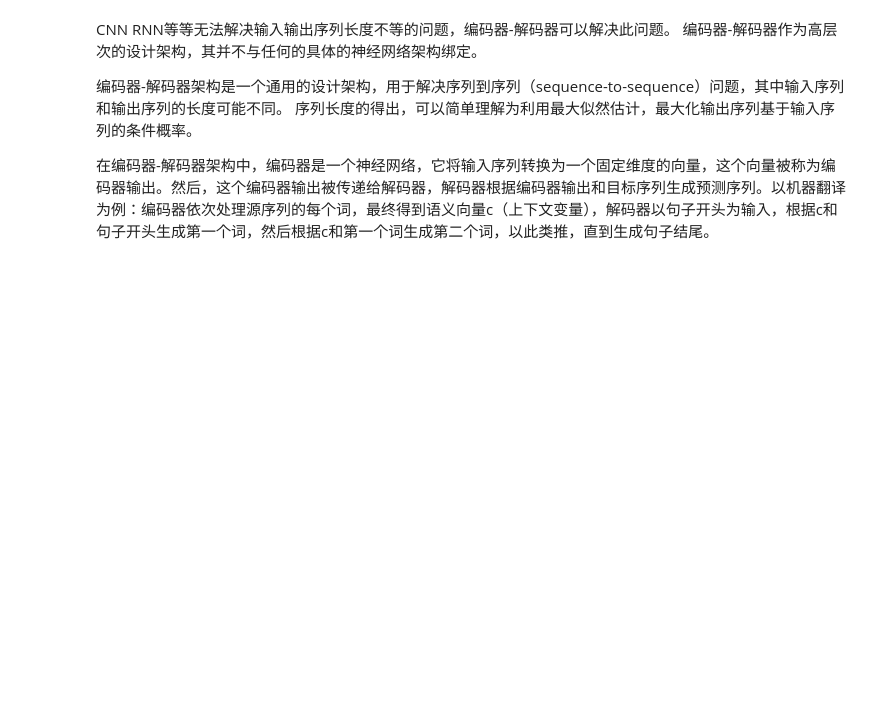
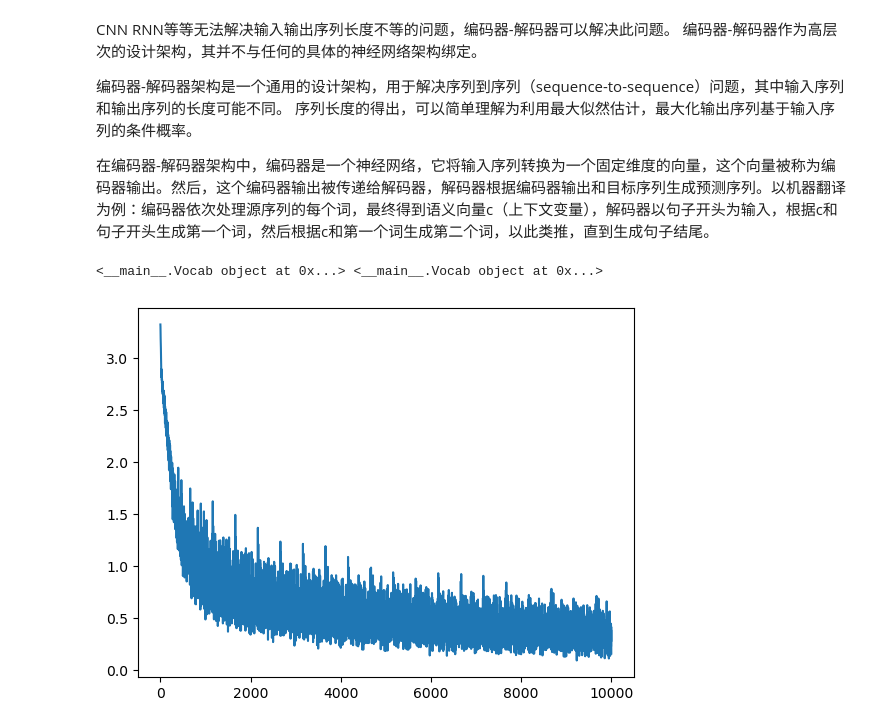
Before and after one commit to Lii-sir/deep-learning, a Jupyter notebook: seq2seq.ipynb, the cells around one changed output. Saved outputs shown, nothing was run; the diff lists cells and outputs as text; code cells hidden in the pictures; blank space fills up the shorter version.

Commit message:
seq2seq train

```diff
--- a/seq2seq.ipynb
+++ b/seq2seq.ipynb
@@ -82,7 +84,7 @@ flatten = lambda l: [item for sublist in l for item in sublist] #展平数组
 class Vocab:
     def __init__(self,tokens):
         self.tokens=tokens #二维列表
-        self,token2index={'<bos>':0,'<eos>':1 } #两个特殊词元，分别代表开始和结束
+        self.token2index={'<bos>':0,'<eos>':1 } #两个特殊词元，分别代表开始和结束
         #将词元按照频率排序后生成列表
         self.token2index.update({
             token:index+2
@@ -101,4 +103,21 @@ class Vocab:
             return [self.__getitem__(item) for item in query]
 
     def __len__(self): #返回字典的长度
-        return len(self.indef2token)
+        return len(self.index2token)
+# %%
+from torch.utils.data import DataLoader,TensorDataset
+
+src_vocab,tgt_vocab=Vocab(src_tokens),Vocab(tgt_tokens) #构建词表
+print(src_vocab,tgt_vocab)
+#增加结尾标识
+src_data=torch.tensor([src_vocab[line+['<eos>']] for line in src_tokens])
+tgt_data=torch.tensor([tgt_vocab[line+['<eos>']] for line in tgt_tokens])
+
+train_size=int(0.8*len(src_data))
+test_size=int(0.2*len(src_data))
+batch_size=16
+
+train_loader=DataLoader(TensorDataset(src_data[:train_size],tgt_data[:train_size]),batch_size=batch_size)
+test_loader=DataLoader(TensorDataset(src_data[train_size:],tgt_data[train_size:]),batch_size=1)
+# %% [output]
+<__main__.Vocab object at 0x...> <__main__.Vocab object at 0x...>
@@ -104,0 +167,36 @@ class Vocab:
+# %%
+from tqdm import *
+import matplotlib.pyplot as plt
+
+lr=0.001
+num_epochs=20
+hidden_size=128
+
+encoder=Encoder_(len(src_vocab),len(src_vocab),hidden_size,num_layers=2)
+decoder=Decoder_(len(tgt_vocab),len(tgt_vocab),hidden_size,num_layers=2)
+model=seq2seq_(encoder,decoder)
+
+criterion=nn.CrossEntropyLoss(reduction='none')
+optimizer=torch.optim.Adam(model.parameters(),lr=lr)
+
+loss_history=[]
+model.train()
+for epoch in tqdm(range(num_epochs)):
+    for encoder_inputs,decoder_targets in train_loader:
+        encoder_inputs,decoder_targets = encoder_inputs,decoder_targets
+        #偏移一位作为decoder的输入
+        #decoder的输入的第一位是bos，最后一位是eos
+        bos_column=torch.tensor([tgt_vocab['<bos>']] * decoder_targets.shape[0]).reshape(-1,1)
+        decoder_inputs=torch.cat((bos_column,decoder_targets[:,:-1]),1)
+        pred,_=model(encoder_inputs,decoder_inputs)
+        loss=criterion(pred.permute(1,2,0),decoder_targets).mean()
+
+        optimizer.zero_grad()
+        loss.backward()
+        optimizer.step()
+        loss_history.append(loss.item())
+
+plt.plot(loss_history,label='loss')
+plt.show()
+# %% [output]
+[figure, added]
```
Also changed, not shown: parts of 3 cells of this notebook.
